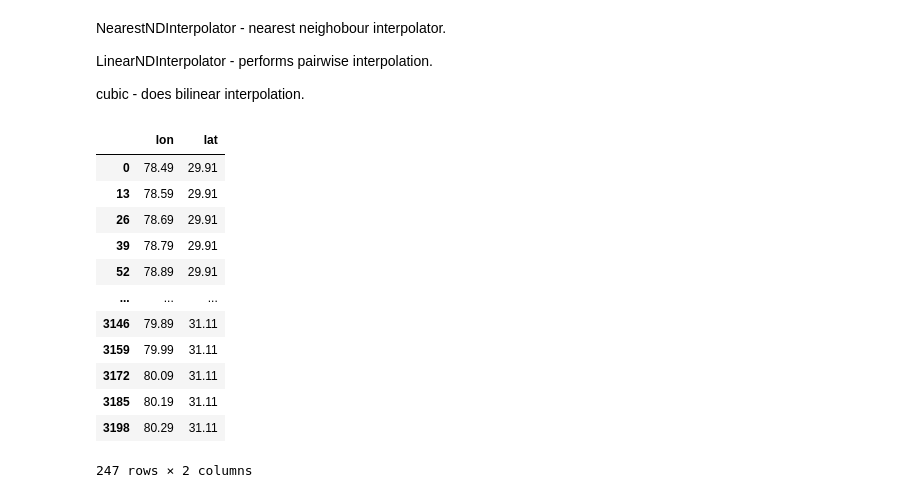
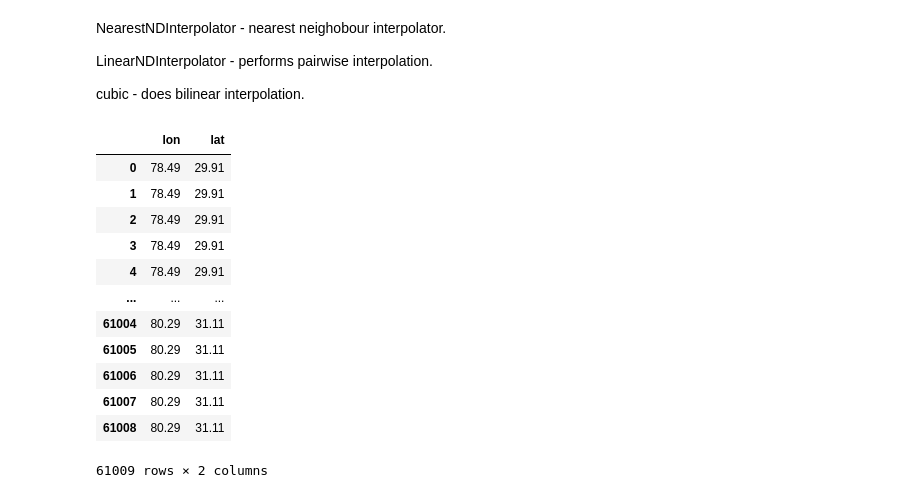
Before and after one commit to sonjaove/ML-hands-on, a Jupyter notebook: course_work/pasthistory.ipynb, the cells around one changed output. Saved outputs shown, nothing was run; the diff lists cells and outputs as text; code cells hidden in the pictures.

Commit message:
interpolation

```diff
--- a/course_work/pasthistory.ipynb
+++ b/course_work/pasthistory.ipynb
@@ -355,20 +344,20 @@ cubic - does bilinear interpolation.
 # %%
 #these are the centroids of the grid cells for the output resolution grid.
 inter_points=np.column_stack((xc_out.ravel(),yc_out.ravel()))
 inter_points=pd.DataFrame(inter_points,columns=['lon','lat'])
-inter_points.drop_duplicates(inplace=True)
+
 inter_points
 # %% [output]
 |  | lon | lat |
 | 0 | 78.49 | 29.91 |
-| 13 | 78.59 | 29.91 |
-| 26 | 78.69 | 29.91 |
-| 39 | 78.79 | 29.91 |
-| 52 | 78.89 | 29.91 |
+| 1 | 78.49 | 29.91 |
+| 2 | 78.49 | 29.91 |
+| 3 | 78.49 | 29.91 |
+| 4 | 78.49 | 29.91 |
 | ... | ... | ... |
-| 3146 | 79.89 | 31.11 |
-| 3159 | 79.99 | 31.11 |
-| 3172 | 80.09 | 31.11 |
-| 3185 | 80.19 | 31.11 |
-| 3198 | 80.29 | 31.11 |
+| 61004 | 80.29 | 31.11 |
+| 61005 | 80.29 | 31.11 |
+| 61006 | 80.29 | 31.11 |
+| 61007 | 80.29 | 31.11 |
+| 61008 | 80.29 | 31.11 |
-247 rows × 2 columns
+61009 rows × 2 columns
```
Also changed, not shown: parts of 8 cells of this notebook.
